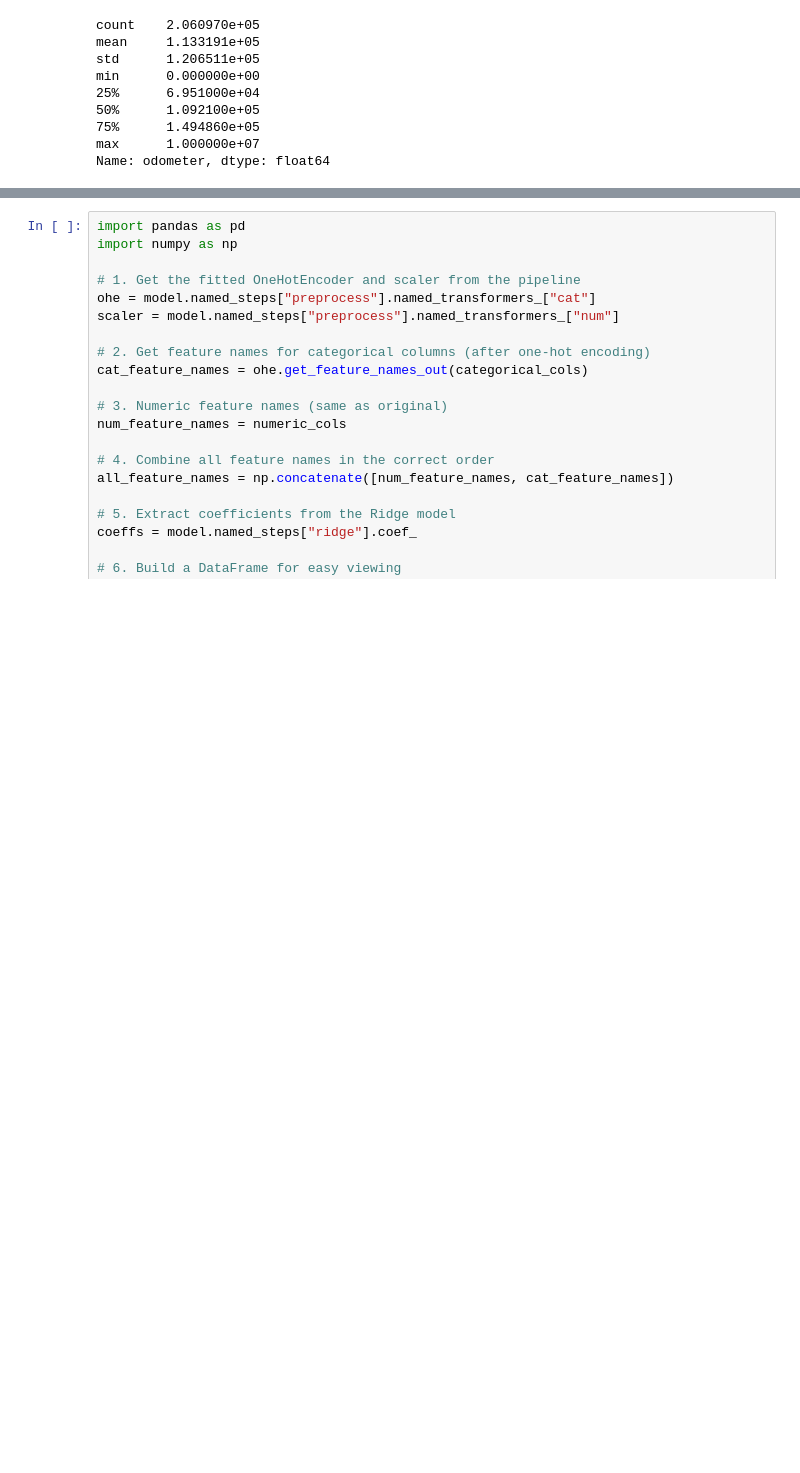
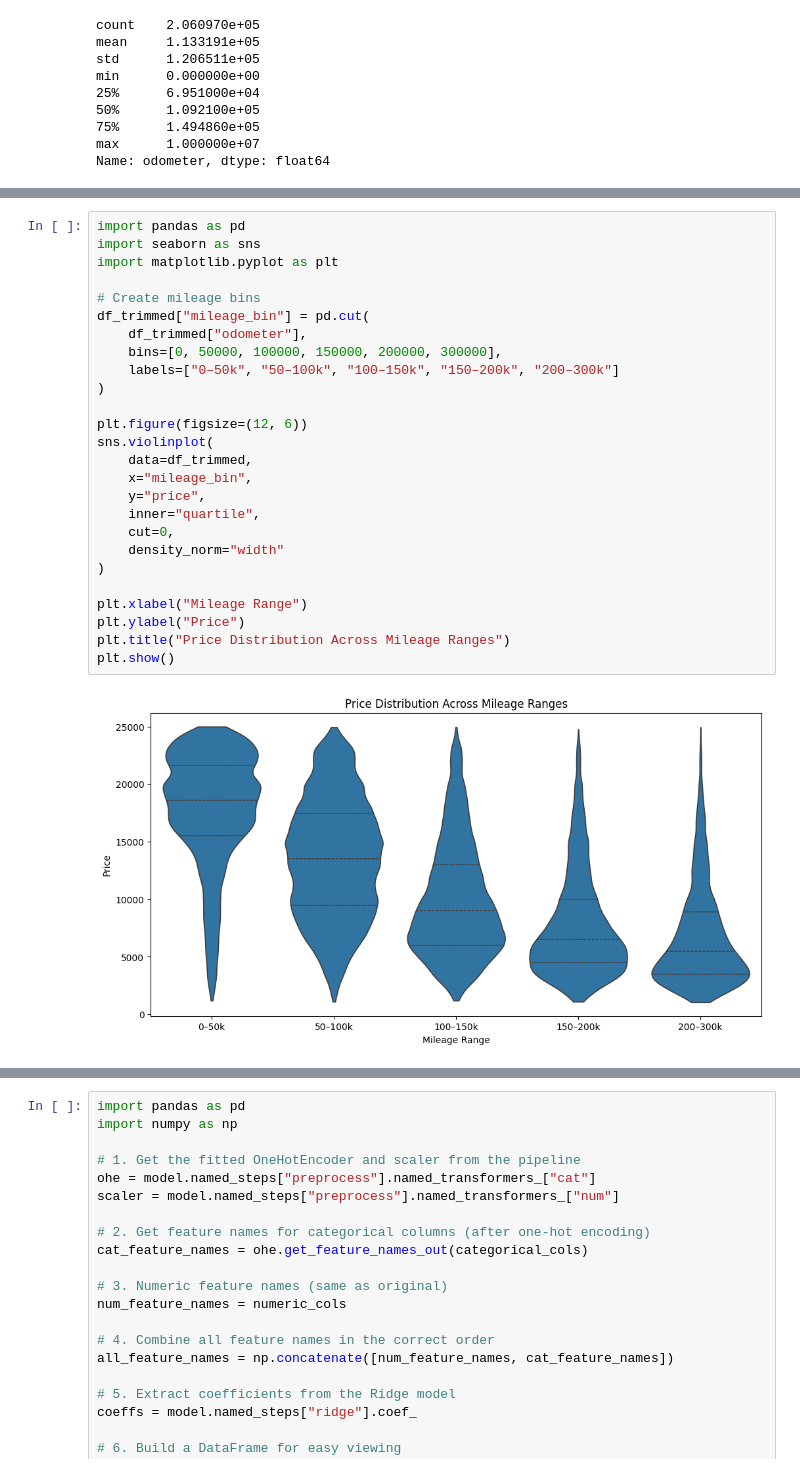
Before and after one commit to jeffreylgoode/what-drives-car-prices, a Jupyter notebook: notebooks/car_price_analysis.ipynb, the cells around one changed output, grey strips where cells are left out. Cells and saved outputs as stored; diff of their text form; blank space fills up the shorter version.

```diff
--- a/notebooks/car_price_analysis.ipynb
+++ b/notebooks/car_price_analysis.ipynb
@@ -1235,0 +1264,28 @@ Name: odometer, dtype: float64
+# %%
+import pandas as pd
+import seaborn as sns
+import matplotlib.pyplot as plt
+
+# Create mileage bins
+df_trimmed["mileage_bin"] = pd.cut(
+    df_trimmed["odometer"],
+    bins=[0, 50000, 100000, 150000, 200000, 300000],
+    labels=["0–50k", "50–100k", "100–150k", "150–200k", "200–300k"]
+)
+
+plt.figure(figsize=(12, 6))
+sns.violinplot(
+    data=df_trimmed,
+    x="mileage_bin",
+    y="price",
+    inner="quartile",
+    cut=0,
+    density_norm="width"
+)
+
+plt.xlabel("Mileage Range")
+plt.ylabel("Price")
+plt.title("Price Distribution Across Mileage Ranges")
+plt.show()
+# %% [output]
+[figure, added]
```
Also changed, not shown: parts of 13 cells of this notebook, 1 other file.
